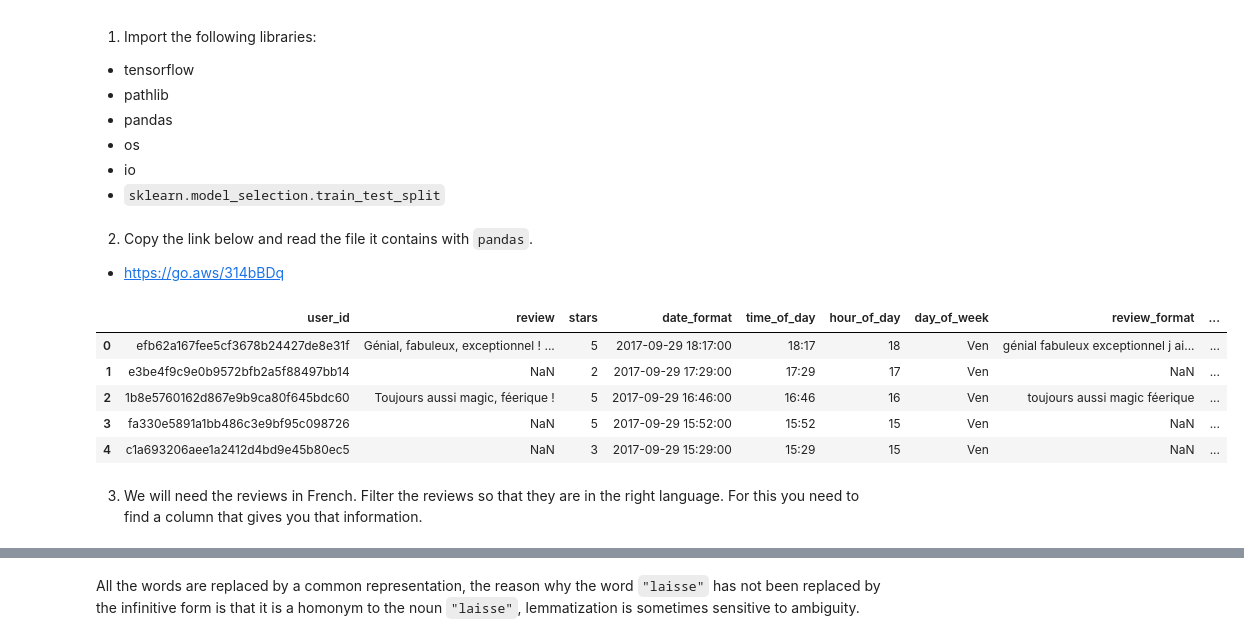
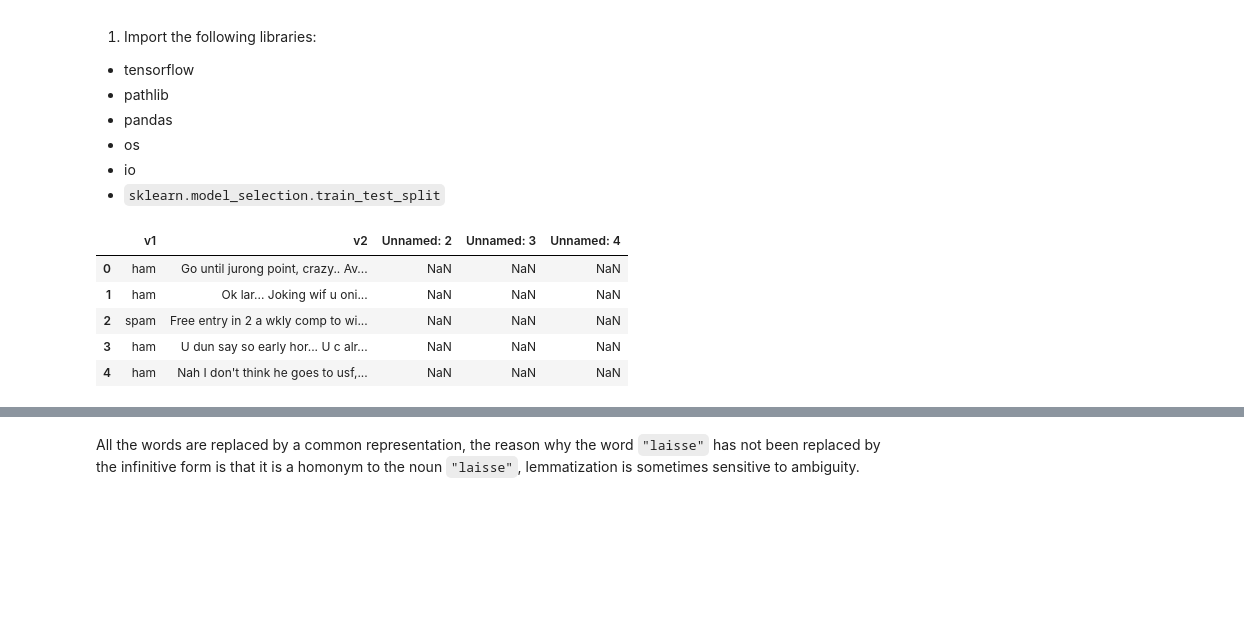
Before and after one commit to lnilluv/bloc_4, a Jupyter notebook: 01-Embedding_for_sentiment_analysis_solutions copy.ipynb, the cells around one changed output, grey strips where cells are left out. Cells and saved outputs as stored; diff of their text form; code cells hidden in the pictures; blank space fills up the shorter version.

```diff
--- a/01-Embedding_for_sentiment_analysis_solutions copy.ipynb
+++ b/01-Embedding_for_sentiment_analysis_solutions copy.ipynb
@@ -26,19 +28,13 @@ import warnings
 from sklearn.model_selection import train_test_split
 warnings.filterwarnings('ignore')
-# %% [markdown]
-2. Copy the link below and read the file it contains with `pandas`.
-
-* https://go.aws/314bBDq
 # %%
 # Import dataset with Pandas
-dataset = pd.read_csv("https://go.aws/314bBDq", error_bad_lines=False, encoding="utf-8")
-dataset.head()
+df = pd.read_csv("https://full-stack-bigdata-datasets.s3.eu-west-3.amazonaws.com/Deep+Learning/project/spam.csv", error_bad_lines=False, encoding="ISO-8859-1")
+df.head()
 # %% [output]
-|  | user_id | review | stars | date_format | time_of_day | hour_of_day | day_of_week | review_format | ... |
-| 0 | efb62a167fee5cf3678b24427de8e31f | Génial, fabuleux, exceptionnel ! ... | 5 | 2017-09-29 18:17:00 | 18:17 | 18 | Ven | génial fabuleux exceptionnel j ai... | ... |
-| 1 | e3be4f9c9e0b9572bfb2a5f88497bb14 | NaN | 2 | 2017-09-29 17:29:00 | 17:29 | 17 | Ven | NaN | ... |
-| 2 | 1b8e5760162d867e9b9ca80f645bdc60 | Toujours aussi magic, féerique ! | 5 | 2017-09-29 16:46:00 | 16:46 | 16 | Ven | toujours aussi magic féerique | ... |
-| 3 | fa330e5891a1bb486c3e9bf95c098726 | NaN | 5 | 2017-09-29 15:52:00 | 15:52 | 15 | Ven | NaN | ... |
-| 4 | c1a693206aee1a2412d4bd9e45b80ec5 | NaN | 3 | 2017-09-29 15:29:00 | 15:29 | 15 | Ven | NaN | ... |
+|  | v1 | v2 | Unnamed: 2 | Unnamed: 3 | Unnamed: 4 |
+| 0 | ham | Go until jurong point, crazy.. Av... | NaN | NaN | NaN |
+| 1 | ham | Ok lar... Joking wif u oni... | NaN | NaN | NaN |
+| 2 | spam | Free entry in 2 a wkly comp to wi... | NaN | NaN | NaN |
+| 3 | ham | U dun say so early hor... U c alr... | NaN | NaN | NaN |
+| 4 | ham | Nah I don't think he goes to usf,... | NaN | NaN | NaN |
-# %% [markdown]
-3. We will need the reviews in French. Filter the reviews so that they are in the right language. For this you need to find a column that gives you that information.
```
Also changed, not shown: parts of 20 cells of this notebook.
